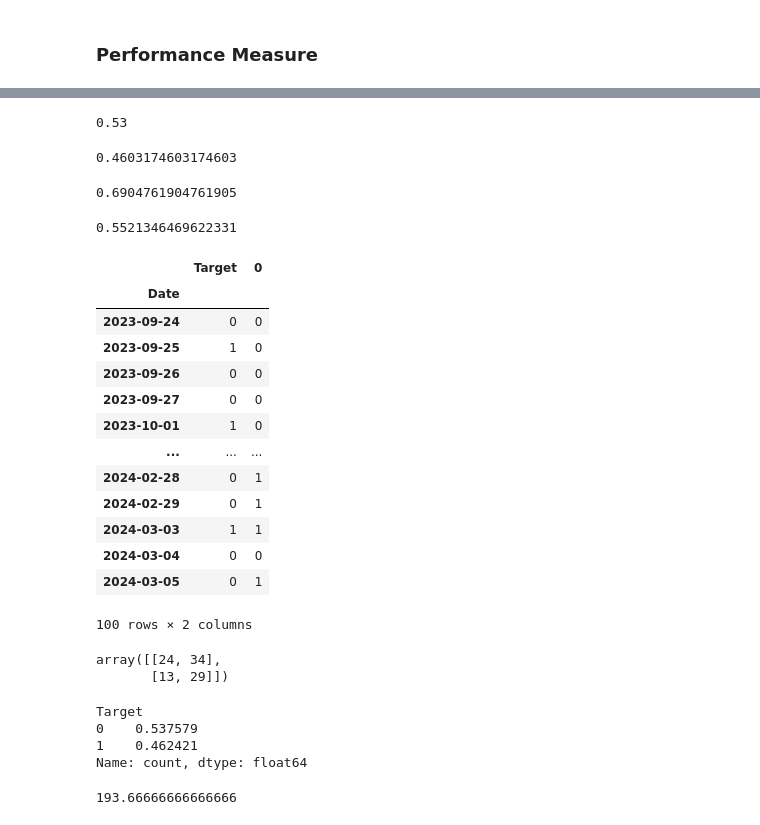
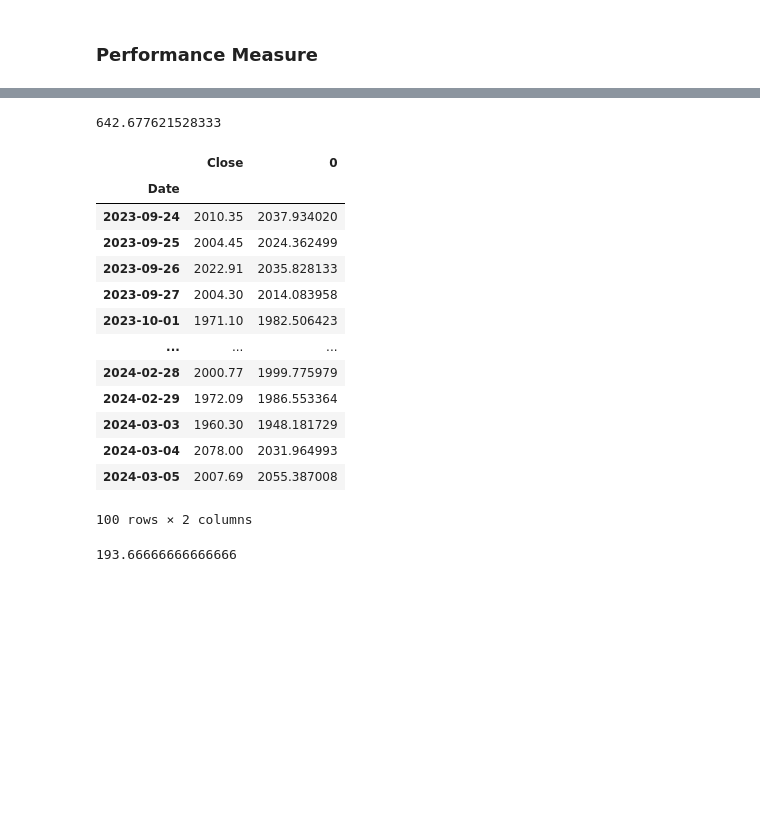
Before and after one commit to Krishna1032/Predicting-NEPSE-Index-Price, a Jupyter notebook: Untitled.ipynb, the cells around one changed output, grey strips where cells are left out. Drawn from its saved outputs; the diff is of its cells as text; code cells hidden in the pictures; blank space fills up the shorter version.

```diff
--- a/Untitled.ipynb
+++ b/Untitled.ipynb
@@ -217,12 +247,12 @@ data.head()
 # %%
-model = RandomForestClassifier(n_estimators = 100, min_samples_split = 100, random_state = 47)
+model_random_forest = RandomForestRegressor(n_estimators = 100, min_samples_split = 100, random_state = 47)
 # %% [markdown]
 ### train test split
 # %%
 train = data.iloc[:-100]
 test = data.iloc[-100:]
 # %%
-predictors = ['Open', 'High', 'Low', 'Close', 'Turnover','Trend','Seasonality']
+predictors = ['Open', 'High', 'Low', 'Turnover','Trend','Seasonality']
 # %%
-model.fit(train[predictors], train["Target"])
+model_random_forest.fit(train[predictors], train["Close"])
 # %% [output]
@@ -232,7 +262,7 @@ RandomForestClassifier(min_samples_split=100, random_state=47)
 # %%
 from sklearn.metrics import precision_score, recall_score, accuracy_score, roc_auc_score
 # %%
-preds = model.predict(test[predictors])
+preds = model_random_forest.predict(test[predictors])
 # %%
 preds= pd.Series(preds, index = test.index)
 preds
@@ -253,51 +283,34 @@ Length: 100, dtype: int64
 # %%
-accuracy_score(test["Target"], preds)
+from sklearn.metrics import mean_squared_error
+
+mse = mean_squared_error(test["Close"], preds)
+mse
 # %% [output]
-0.53
+642.677621528333
-# %%
-precision_score(test["Target"], preds)
-# %% [output]
-0.4603174603174603
-# %%
-recall_score(test["Target"], preds)
-# %% [output]
-0.6904761904761905
-# %%
-roc_auc_score(test["Target"], preds)
-# %% [output]
-0.5521346469622331
 # %%
-combined = pd.concat([test["Target"], preds], axis = 1)
+combined = pd.concat([test["Close"], preds], axis = 1)
 combined
 # %% [output]
-|  | Target | 0 |
+|  | Close | 0 |
 | Date |  |  |
-| 2023-09-24 | 0 | 0 |
-| 2023-09-25 | 1 | 0 |
-| 2023-09-26 | 0 | 0 |
-| 2023-09-27 | 0 | 0 |
-| 2023-10-01 | 1 | 0 |
+| 2023-09-24 | 2010.35 | 2037.934020 |
+| 2023-09-25 | 2004.45 | 2024.362499 |
+| 2023-09-26 | 2022.91 | 2035.828133 |
+| 2023-09-27 | 2004.30 | 2014.083958 |
+| 2023-10-01 | 1971.10 | 1982.506423 |
 | ... | ... | ... |
-| 2024-02-28 | 0 | 1 |
-| 2024-02-29 | 0 | 1 |
-| 2024-03-03 | 1 | 1 |
-| 2024-03-04 | 0 | 0 |
-| 2024-03-05 | 0 | 1 |
+| 2024-02-28 | 2000.77 | 1999.775979 |
+| 2024-02-29 | 1972.09 | 1986.553364 |
+| 2024-03-03 | 1960.30 | 1948.181729 |
+| 2024-03-04 | 2078.00 | 2031.964993 |
+| 2024-03-05 | 2007.69 | 2055.387008 |
 100 rows × 2 columns
 # %%
-from sklearn.metrics import confusion_matrix
-matrix = confusion_matrix(test["Target"], preds)
-matrix
+# from sklearn.metrics import confusion_matrix
+# matrix = confusion_matrix(test["Target"], preds)
+# matrix
-# %% [output]
-array([[24, 34],
-       [13, 29]])
 # %%
-data["Target"].value_counts() / data.shape[0] # this is the natural percentage of 0's and 1's in the dataset
+# data["Target"].value_counts() / data.shape[0] # this is the natural percentage of 0's and 1's in the dataset
-# %% [output]
-Target
-0    0.537579
-1    0.462421
-Name: count, dtype: float64
 # %%
 data_yearly = data.index.year # find how many data in average are there in each year
 (data_yearly.value_counts()).mean()
```
Also changed, not shown: parts of 58 cells of this notebook, 2 other files.
